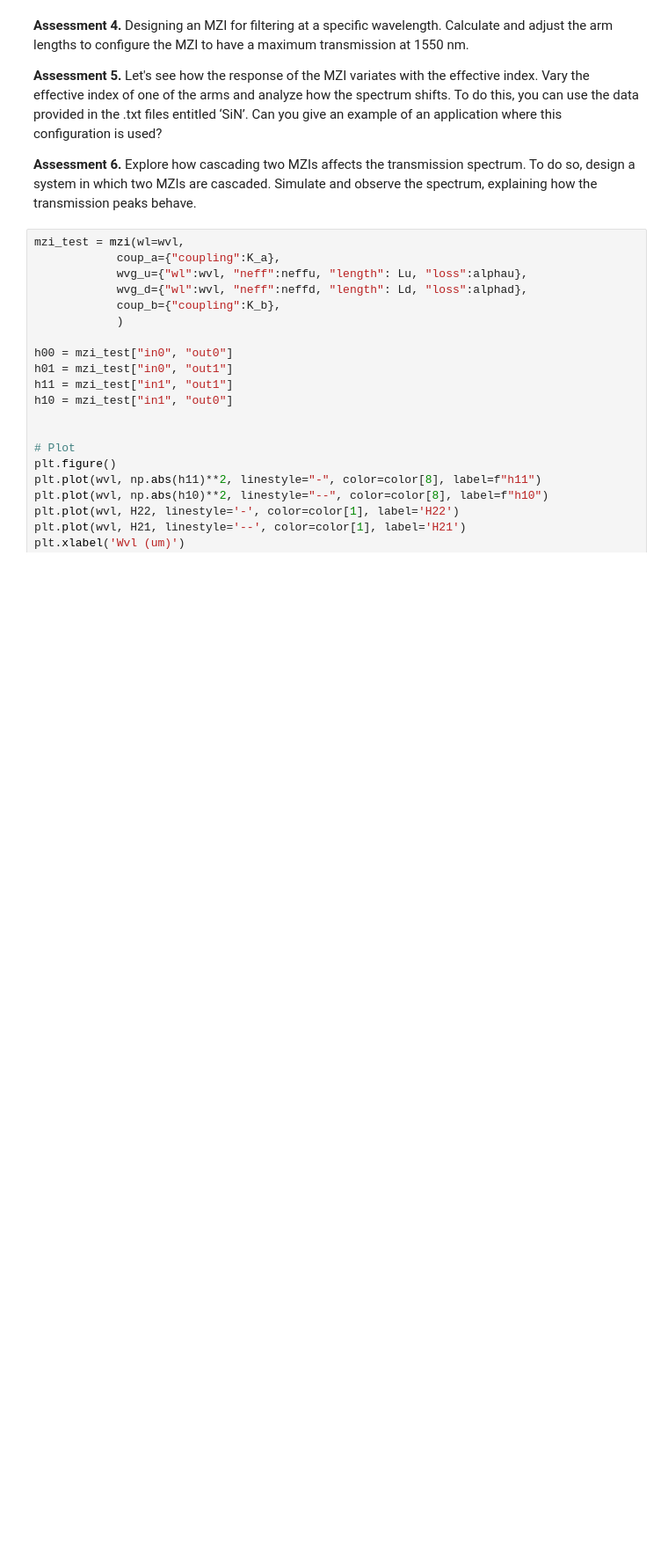
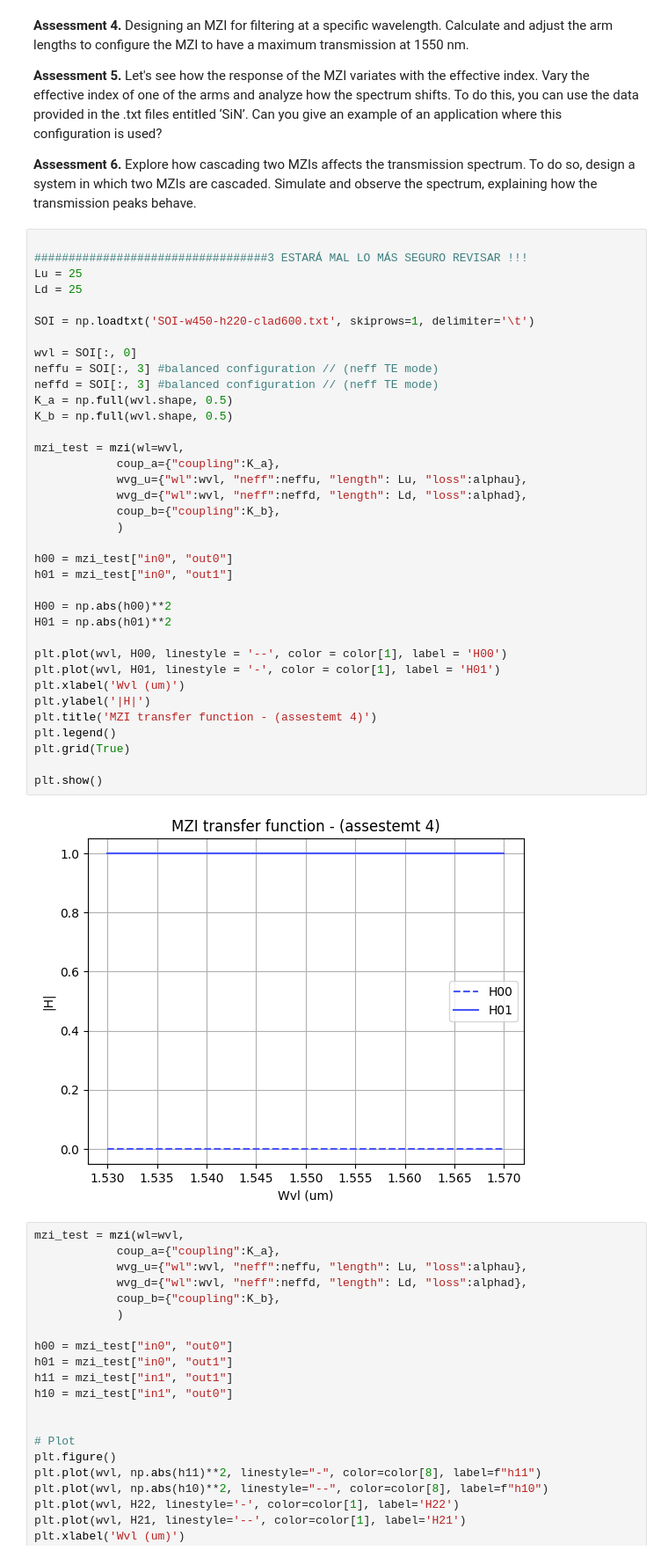
Before and after one commit to mromgar1/pic-upv-lab3, a Jupyter notebook: 30_INTERFEROMETERS_v2025_STUDENTS_UPDATE2.ipynb, the cells around one changed output. Shown at 88% size. Saved outputs shown, nothing was run; the diff lists cells and outputs as text; blank space fills up the shorter version.

```diff
--- a/30_INTERFEROMETERS_v2025_STUDENTS_UPDATE2.ipynb
+++ b/30_INTERFEROMETERS_v2025_STUDENTS_UPDATE2.ipynb
@@ -584,6 +667,44 @@ In order to implement the SAX model, take as example the following lines:
 Can you give an example of an application where this configuration is used?
 
 **Assessment 6.** Explore how cascading two MZIs affects the transmission spectrum. To do so, design a system in which two MZIs are cascaded. Simulate and observe the spectrum, explaining how the transmission peaks behave.
+# %%
+
+##################################3 ESTARÁ MAL LO MÁS SEGURO REVISAR !!!
+Lu = 25
+Ld = 25
+
+SOI = np.loadtxt('SOI-w450-h220-clad600.txt', skiprows=1, delimiter='\t')
+
+wvl = SOI[:, 0]
+neffu = SOI[:, 3] #balanced configuration // (neff TE mode)
+neffd = SOI[:, 3] #balanced configuration // (neff TE mode)
+K_a = np.full(wvl.shape, 0.5)
+K_b = np.full(wvl.shape, 0.5)
+
+mzi_test = mzi(wl=wvl,
+            coup_a={"coupling":K_a},
+            wvg_u={"wl":wvl, "neff":neffu, "length": Lu, "loss":alphau},
+            wvg_d={"wl":wvl, "neff":neffd, "length": Ld, "loss":alphad},
+            coup_b={"coupling":K_b},
+            )
+
+h00 = mzi_test["in0", "out0"]
+h01 = mzi_test["in0", "out1"]
+
+H00 = np.abs(h00)**2
+H01 = np.abs(h01)**2
+
+plt.plot(wvl, H00, linestyle = '--', color = color[1], label = 'H00')
+plt.plot(wvl, H01, linestyle = '-', color = color[1], label = 'H01')
+plt.xlabel('Wvl (um)')
+plt.ylabel('|H|')
+plt.title('MZI transfer function - (assestemt 4)')
+plt.legend()
+plt.grid(True)
+
+plt.show()
+# %% [output]
+[figure, added]
 # %%
 mzi_test = mzi(wl=wvl,
             coup_a={"coupling":K_a},
```
Also changed, not shown: parts of 2 cells of this notebook.
